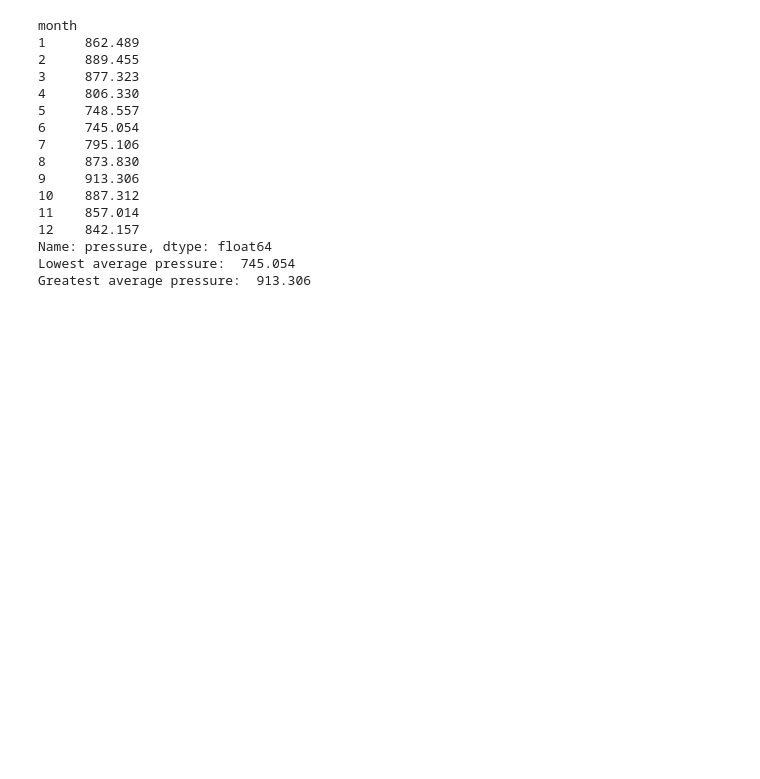
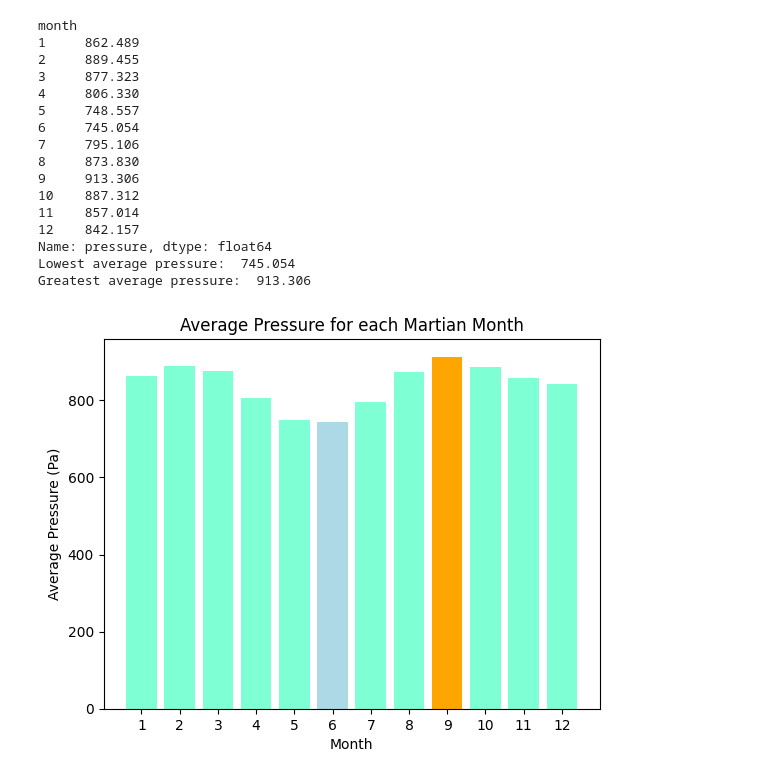
Before and after one commit to thorblock/Mod_11_Scrape, a Jupyter notebook: mars_temp_scrape.ipynb, the cells around one changed output. Drawn from its saved outputs; the diff is of its cells as text; code cells hidden in the pictures; blank space fills up the shorter version.

```diff
--- a/mars_temp_scrape.ipynb
+++ b/mars_temp_scrape.ipynb
@@ -183,0 +186,12 @@ Greatest average pressure:  913.306
+# %%
+#4. bar chart for average pressure by month
+# explode doesn't work, idk what i expected
+plt.bar(select_avg_pressure.index, select_avg_pressure.values, align='center',
+        color= ['aquamarine','aquamarine','aquamarine','aquamarine','aquamarine','lightblue','aquamarine','aquamarine','orange','aquamarine','aquamarine','aquamarine'])
+plt.title("Average Pressure for each Martian Month")
+plt.xlabel("Month")
+plt.xticks(select_min_temp.index, rotation = 0, ha='center')
+plt.ylabel("Average Pressure (Pa)")
+plt.show()
+# %% [output]
+[figure, added]
```
Also changed, not shown: parts of 9 cells of this notebook.
